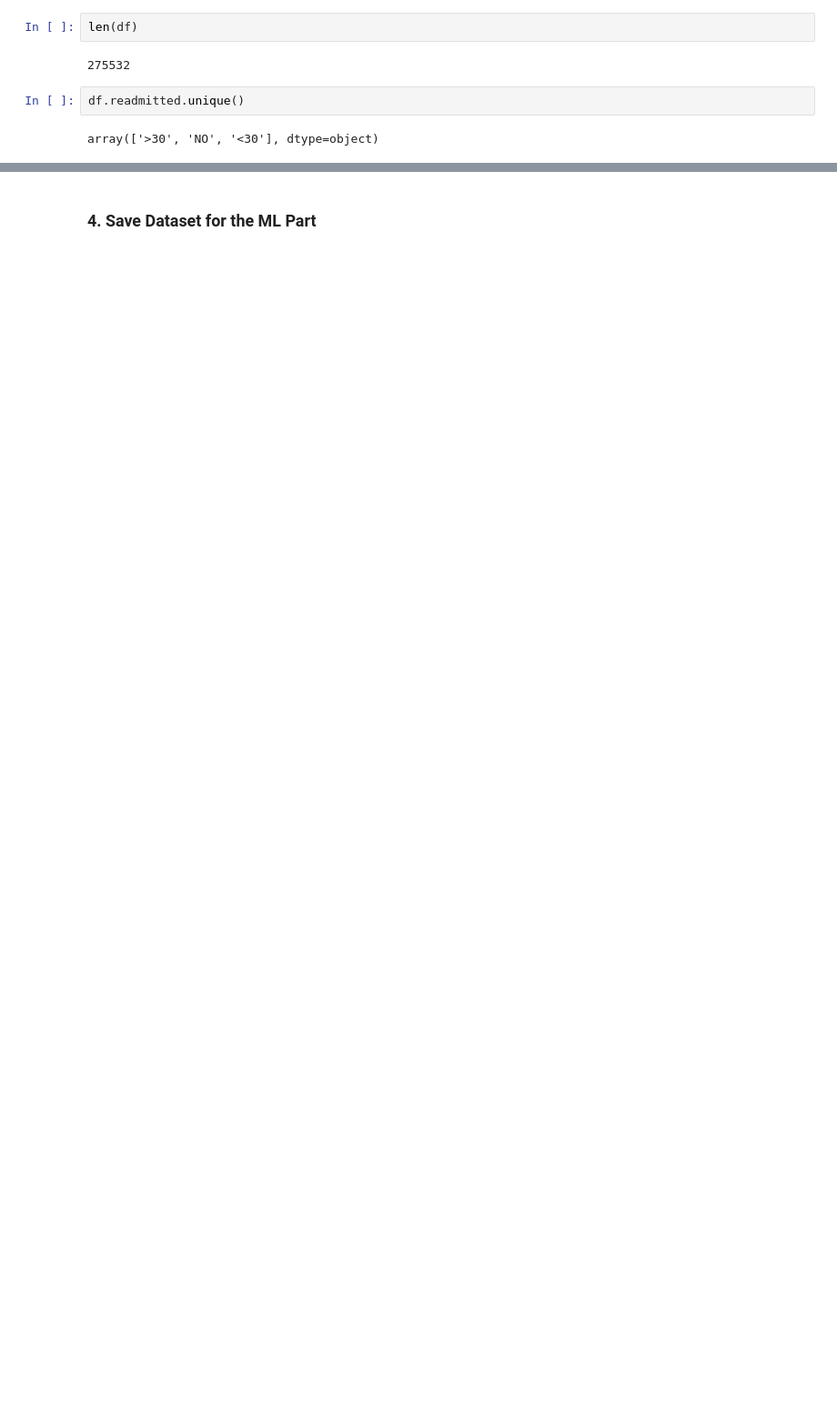
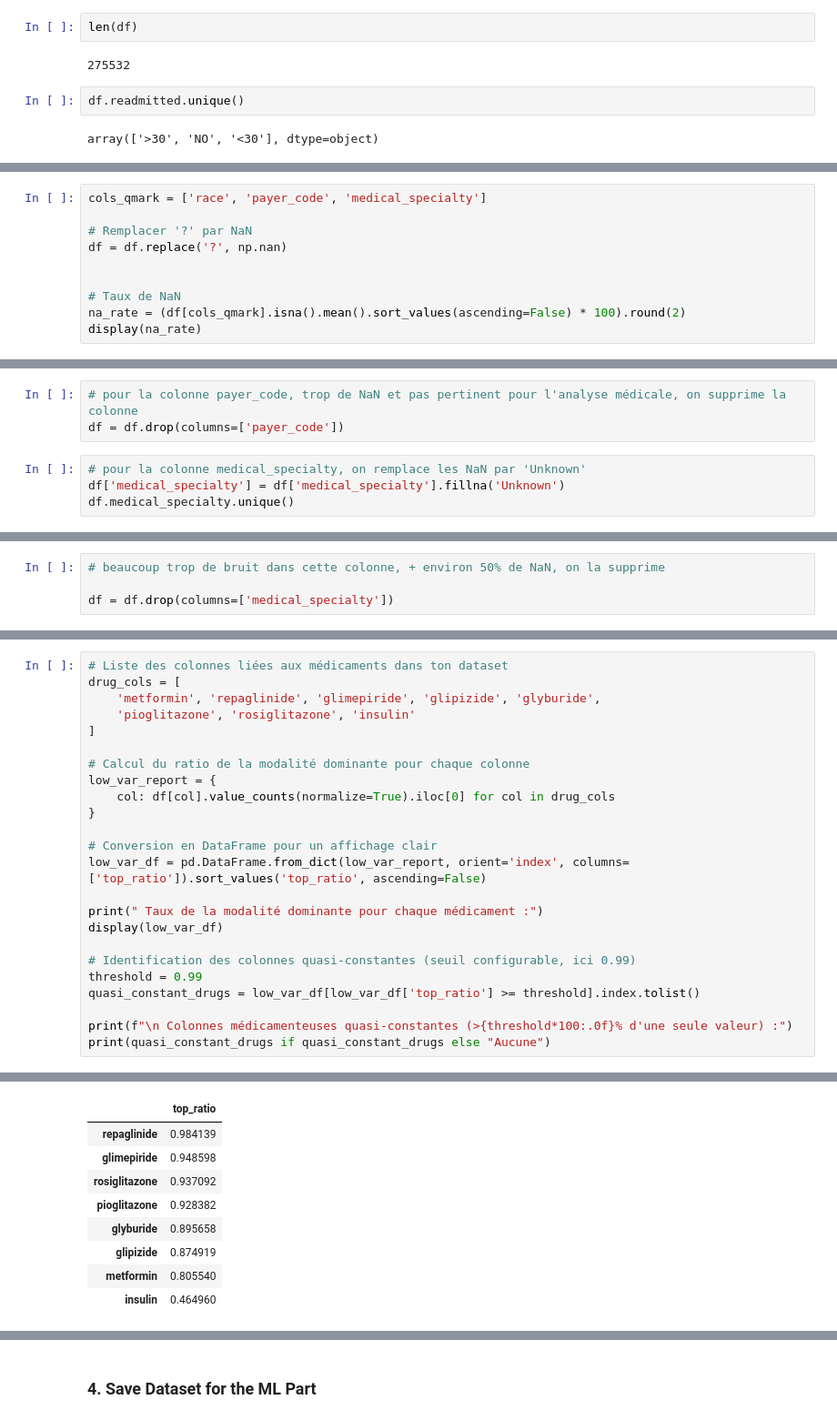
Before and after one commit to Bastienrag/supervised_learning_diabete_projet, a Jupyter notebook: eda.ipynb, the cells around one changed output, grey strips where cells are left out. Shown at 91% size. Saved outputs shown, nothing was run; the diff lists cells and outputs as text; blank space fills up the shorter version.

Commit message:
J'ai supprimé d'autres colonnes, principalement des medicamenteuse, utile d'un point de vu medical mais comportant une beaucoup trop faible Variance pour l'apprentissage futur du model

```diff
--- a/eda.ipynb
+++ b/eda.ipynb
@@ -651,0 +696,10 @@ array(['>30', 'NO', '<30'], dtype=object)
+# %%
+cols_qmark = ['race', 'payer_code', 'medical_specialty']
+
+# Remplacer '?' par NaN
+df = df.replace('?', np.nan)
+
+
+# Taux de NaN
+na_rate = (df[cols_qmark].isna().mean().sort_values(ascending=False) * 100).round(2)
+display(na_rate)
@@ -651,0 +733,7 @@ array(['>30', 'NO', '<30'], dtype=object)
+# %%
+# pour la colonne payer_code, trop de NaN et pas pertinent pour l'analyse médicale, on supprime la colonne
+df = df.drop(columns=['payer_code'])
+# %%
+# pour la colonne medical_specialty, on remplace les NaN par 'Unknown'
+df['medical_specialty'] = df['medical_specialty'].fillna('Unknown')
+df.medical_specialty.unique()
@@ -651,0 +763,4 @@ array(['>30', 'NO', '<30'], dtype=object)
+# %%
+# beaucoup trop de bruit dans cette colonne, + environ 50% de NaN, on la supprime
+
+df = df.drop(columns=['medical_specialty'])
@@ -651,0 +802,25 @@ array(['>30', 'NO', '<30'], dtype=object)
+# %%
+# Liste des colonnes liées aux médicaments dans ton dataset
+drug_cols = [
+    'metformin', 'repaglinide', 'glimepiride', 'glipizide', 'glyburide',
+    'pioglitazone', 'rosiglitazone', 'insulin'
+]
+
+# Calcul du ratio de la modalité dominante pour chaque colonne
+low_var_report = {
+    col: df[col].value_counts(normalize=True).iloc[0] for col in drug_cols
+}
+
+# Conversion en DataFrame pour un affichage clair
+low_var_df = pd.DataFrame.from_dict(low_var_report, orient='index', columns=['top_ratio']).sort_values('top_ratio', ascending=False)
+
+print(" Taux de la modalité dominante pour chaque médicament :")
+display(low_var_df)
+
+# Identification des colonnes quasi-constantes (seuil configurable, ici 0.99)
+threshold = 0.99
+quasi_constant_drugs = low_var_df[low_var_df['top_ratio'] >= threshold].index.tolist()
+
+print(f"\n Colonnes médicamenteuses quasi-constantes (>{threshold*100:.0f}% d'une seule valeur) :")
+print(quasi_constant_drugs if quasi_constant_drugs else "Aucune")
+# %% [output]
@@ -651,0 +828,9 @@ array(['>30', 'NO', '<30'], dtype=object)
+|  | top_ratio |
+| repaglinide | 0.984139 |
+| glimepiride | 0.948598 |
+| rosiglitazone | 0.937092 |
+| pioglitazone | 0.928382 |
+| glyburide | 0.895658 |
+| glipizide | 0.874919 |
+| metformin | 0.805540 |
+| insulin | 0.464960 |
```
Also changed, not shown: parts of 23 cells of this notebook.
